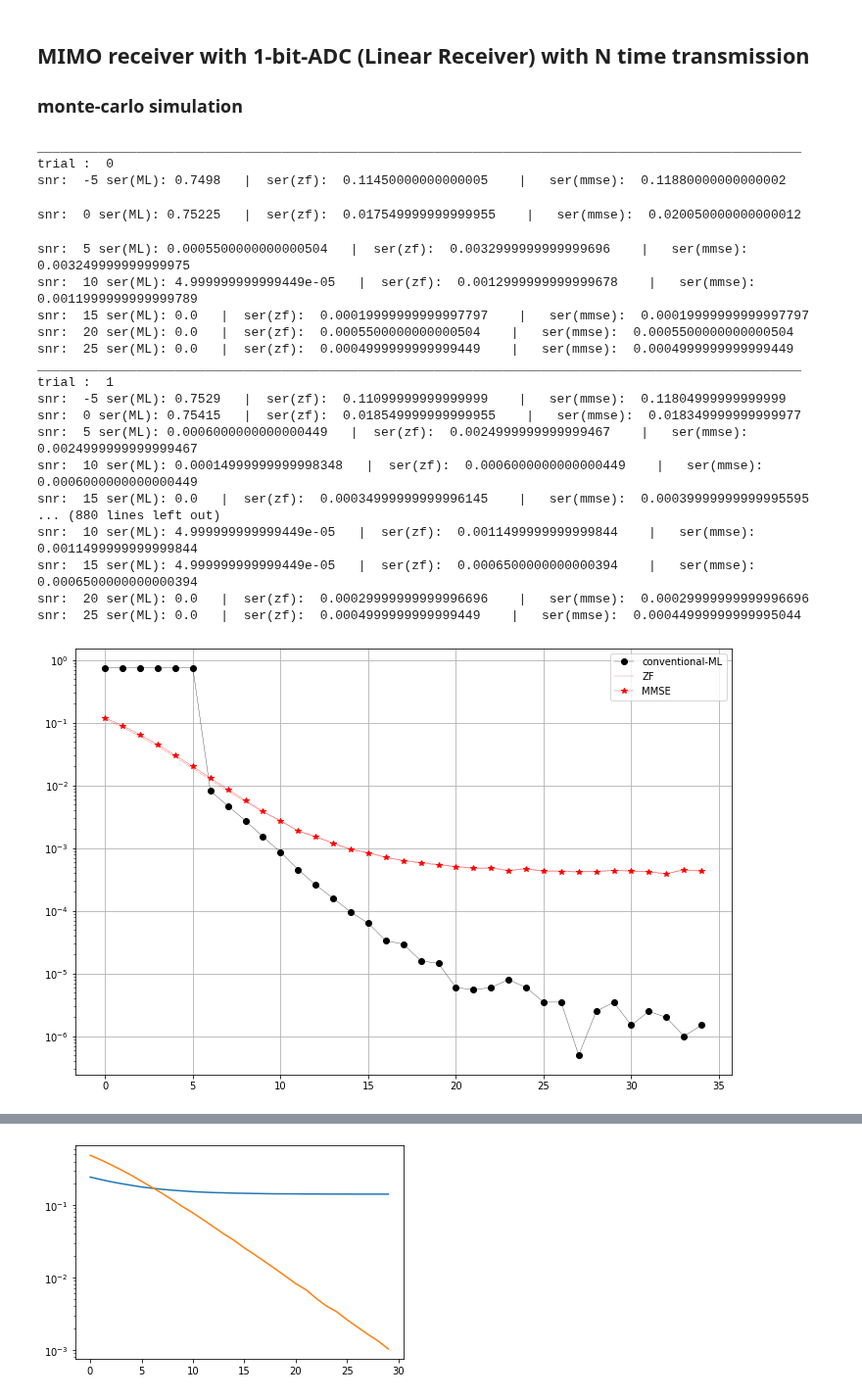
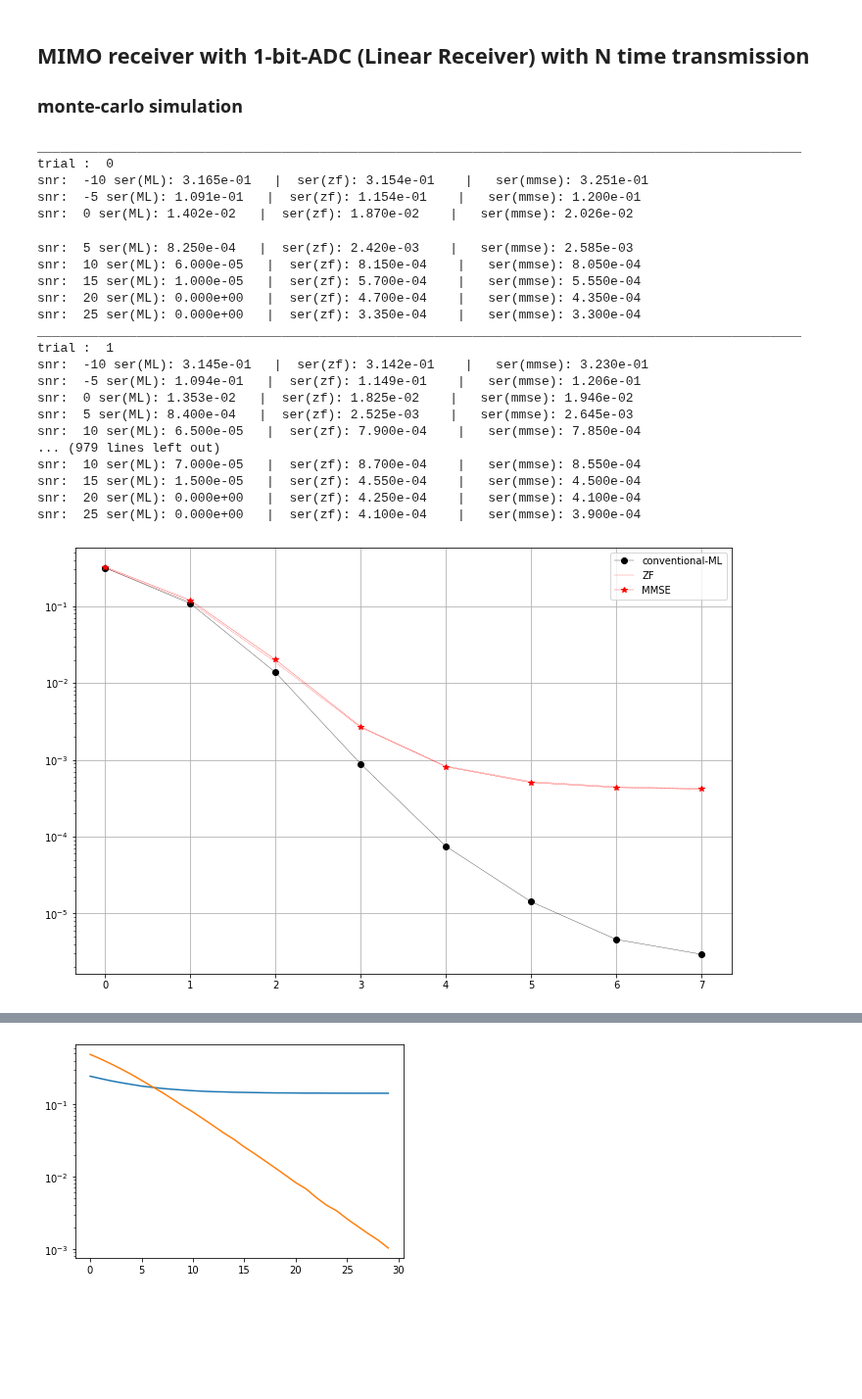
Before and after one commit to IISL-HYU/comm, a Jupyter notebook: practice.ipynb, the cells around one changed output, grey strips where cells are left out. Shown at 98% size. Cells and saved outputs as stored; diff of their text form; code cells hidden in the pictures; blank space fills up the shorter version.

```diff
--- a/practice.ipynb
+++ b/practice.ipynb
@@ -403,7 +404,7 @@ def ml_detection(y_re, H_re, symbol_space, snr_dB):
 K = 2   # Number of users (transmitter antenna)
 N = 16   # Number of Receiver (Receive antenna)
 M = 4   # level of modulation (4-QAM / QPSK)
-T = int(1e4) # Total Transmission rounds
+T = int(1e5) # Total Transmission rounds
 SNR_max = 30
 
 
@@ -434,11 +435,12 @@ def comp2re(H, x, z, r):
 constellation_points = np.array([-1-1j, -1+1j, 1-1j, 1+1j])
 constellation_points /= np.sqrt(2)
 
+snr_lst = np.arange(-10, SNR_max, 5)
 # make symbol space = |M|^K  in case of using ML detection
 symbol_space = make_symbol_space(K, M, cp=constellation_points)
-sers_avg = np.zeros((SNR_max+5))
-sers_avg_zf = np.zeros((SNR_max+5))
-sers_avg_mmse = np.zeros((SNR_max+5))
+sers_avg = np.zeros_like(snr_lst, dtype=np.float64)
+sers_avg_zf = np.zeros_like(snr_lst, dtype=np.float64)
+sers_avg_mmse = np.zeros_like(snr_lst, dtype=np.float64)
 trials = 100
 for t in range(trials):
     sers = []
@@ -446,7 +448,7 @@ for t in range(trials):
     sers_mmse = []
     print("_" * 100)
     print("trial : ", t)
-    for snr in np.arange(-10, SNR_max, 5):
+    for snr in snr_lst:
         # symbols for T timeslots
         x = np.random.randint(0, M, size=K * T).reshape(T, K, 1)
         x = np.take(constellation_points, x)
@@ -483,52 +485,53 @@ for t in range(trials):
         det_by_idx = np.argmin(compare, axis=-1)
         x_hat_mmse = np.take(constellation_points, det_by_idx).reshape(x_tilde_mmse.shape)
 
         # Compare
         ser = 1 - np.sum(np.isclose(x, x_hat_ML)) / (T * K)
         ser_zf = 1-np.sum(np.isclose(x, x_hat_zf)) / (T * K)
         ser_mmse = 1-np.sum(np.isclose(x, x_hat_mmse)) / (T * K)
 
         if snr % 5 == 0:
             print(f"snr: ", snr, f"ser(ML): {ser:.3e}", f"  |  ser(zf): {ser_zf:.3e}", f"   |   ser(mmse): {ser_mmse:.3e}")
         sers.append(ser)
         sers_zf.append(ser_zf)
         sers_mmse.append(ser_mmse)
     sers_avg += np.array(sers)
     sers_avg_zf += np.array(sers_zf)
     sers_avg_mmse += np.array(sers_mmse)
 sers_avg /= trials
 sers_avg_zf /= trials
 sers_avg_mmse /= trials
 
 plt.figure(figsize=(12, 8))
 plt.semilogy(sers_avg, '-ko', linewidth=0.3, label='conventional-ML')
 plt.semilogy(sers_avg_zf, '--r', linewidth=0.3, label='ZF')
 plt.semilogy(sers_avg_mmse, '-r*', linewidth=0.3, label='MMSE')
 plt.grid()
 plt.legend()
 plt.show()
 # %% [output]
 ____________________________________________________________________________________________________
 trial :  0
-snr:  -5 ser(ML): 0.7498   |  ser(zf):  0.11450000000000005    |   ser(mmse):  0.11880000000000002
+snr:  -10 ser(ML): 3.165e-01   |  ser(zf): 3.154e-01    |   ser(mmse): 3.251e-01
+snr:  -5 ser(ML): 1.091e-01   |  ser(zf): 1.154e-01    |   ser(mmse): 1.200e-01
+snr:  0 ser(ML): 1.402e-02   |  ser(zf): 1.870e-02    |   ser(mmse): 2.026e-02
-snr:  0 ser(ML): 0.75225   |  ser(zf):  0.017549999999999955    |   ser(mmse):  0.020050000000000012
+snr:  5 ser(ML): 8.250e-04   |  ser(zf): 2.420e-03    |   ser(mmse): 2.585e-03
+snr:  10 ser(ML): 6.000e-05   |  ser(zf): 8.150e-04    |   ser(mmse): 8.050e-04
+snr:  15 ser(ML): 1.000e-05   |  ser(zf): 5.700e-04    |   ser(mmse): 5.550e-04
+snr:  20 ser(ML): 0.000e+00   |  ser(zf): 4.700e-04    |   ser(mmse): 4.350e-04
+snr:  25 ser(ML): 0.000e+00   |  ser(zf): 3.350e-04    |   ser(mmse): 3.300e-04
+____________________________________________________________________________________________________
+trial :  1
+snr:  -10 ser(ML): 3.145e-01   |  ser(zf): 3.142e-01    |   ser(mmse): 3.230e-01
+snr:  -5 ser(ML): 1.094e-01   |  ser(zf): 1.149e-01    |   ser(mmse): 1.206e-01
+snr:  0 ser(ML): 1.353e-02   |  ser(zf): 1.825e-02    |   ser(mmse): 1.946e-02
+snr:  5 ser(ML): 8.400e-04   |  ser(zf): 2.525e-03    |   ser(mmse): 2.645e-03
+snr:  10 ser(ML): 6.500e-05   |  ser(zf): 7.900e-04    |   ser(mmse): 7.850e-04
+... (979 lines left out)
+snr:  10 ser(ML): 7.000e-05   |  ser(zf): 8.700e-04    |   ser(mmse): 8.550e-04
+snr:  15 ser(ML): 1.500e-05   |  ser(zf): 4.550e-04    |   ser(mmse): 4.500e-04
+snr:  20 ser(ML): 0.000e+00   |  ser(zf): 4.250e-04    |   ser(mmse): 4.100e-04
+snr:  25 ser(ML): 0.000e+00   |  ser(zf): 4.100e-04    |   ser(mmse): 3.900e-04
-snr:  5 ser(ML): 0.0005500000000000504   |  ser(zf):  0.0032999999999999696    |   ser(mmse):  0.003249999999999975
-snr:  10 ser(ML): 4.999999999999449e-05   |  ser(zf):  0.0012999999999999678    |   ser(mmse):  0.0011999999999999789
-snr:  15 ser(ML): 0.0   |  ser(zf):  0.00019999999999997797    |   ser(mmse):  0.00019999999999997797
-snr:  20 ser(ML): 0.0   |  ser(zf):  0.0005500000000000504    |   ser(mmse):  0.0005500000000000504
-snr:  25 ser(ML): 0.0   |  ser(zf):  0.0004999999999999449    |   ser(mmse):  0.0004999999999999449
-____________________________________________________________________________________________________
-trial :  1
-snr:  -5 ser(ML): 0.7529   |  ser(zf):  0.11099999999999999    |   ser(mmse):  0.11804999999999999
-snr:  0 ser(ML): 0.75415   |  ser(zf):  0.018549999999999955    |   ser(mmse):  0.018349999999999977
-snr:  5 ser(ML): 0.0006000000000000449   |  ser(zf):  0.0024999999999999467    |   ser(mmse):  0.0024999999999999467
-snr:  10 ser(ML): 0.00014999999999998348   |  ser(zf):  0.0006000000000000449    |   ser(mmse):  0.0006000000000000449
-snr:  15 ser(ML): 0.0   |  ser(zf):  0.00034999999999996145    |   ser(mmse):  0.00039999999999995595
-... (880 lines left out)
-snr:  10 ser(ML): 4.999999999999449e-05   |  ser(zf):  0.0011499999999999844    |   ser(mmse):  0.0011499999999999844
-snr:  15 ser(ML): 4.999999999999449e-05   |  ser(zf):  0.0006500000000000394    |   ser(mmse):  0.0006500000000000394
-snr:  20 ser(ML): 0.0   |  ser(zf):  0.00029999999999996696    |   ser(mmse):  0.00029999999999996696
-snr:  25 ser(ML): 0.0   |  ser(zf):  0.0004999999999999449    |   ser(mmse):  0.00044999999999995044
-[figure, old version]
+[figure, new version]
 # %%
 
```
Also changed, not shown: parts of 3 cells of this notebook, 2 other files.
